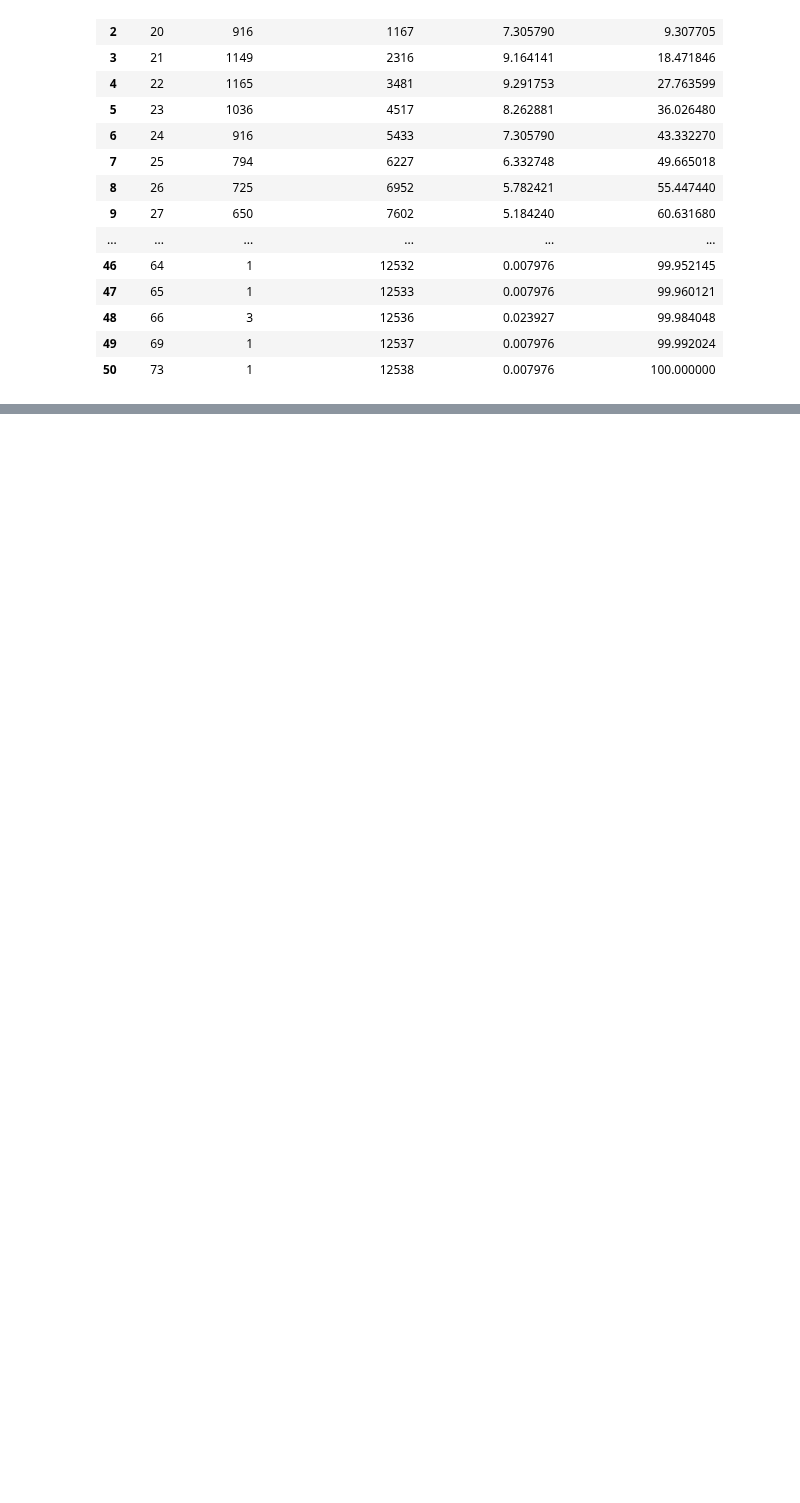
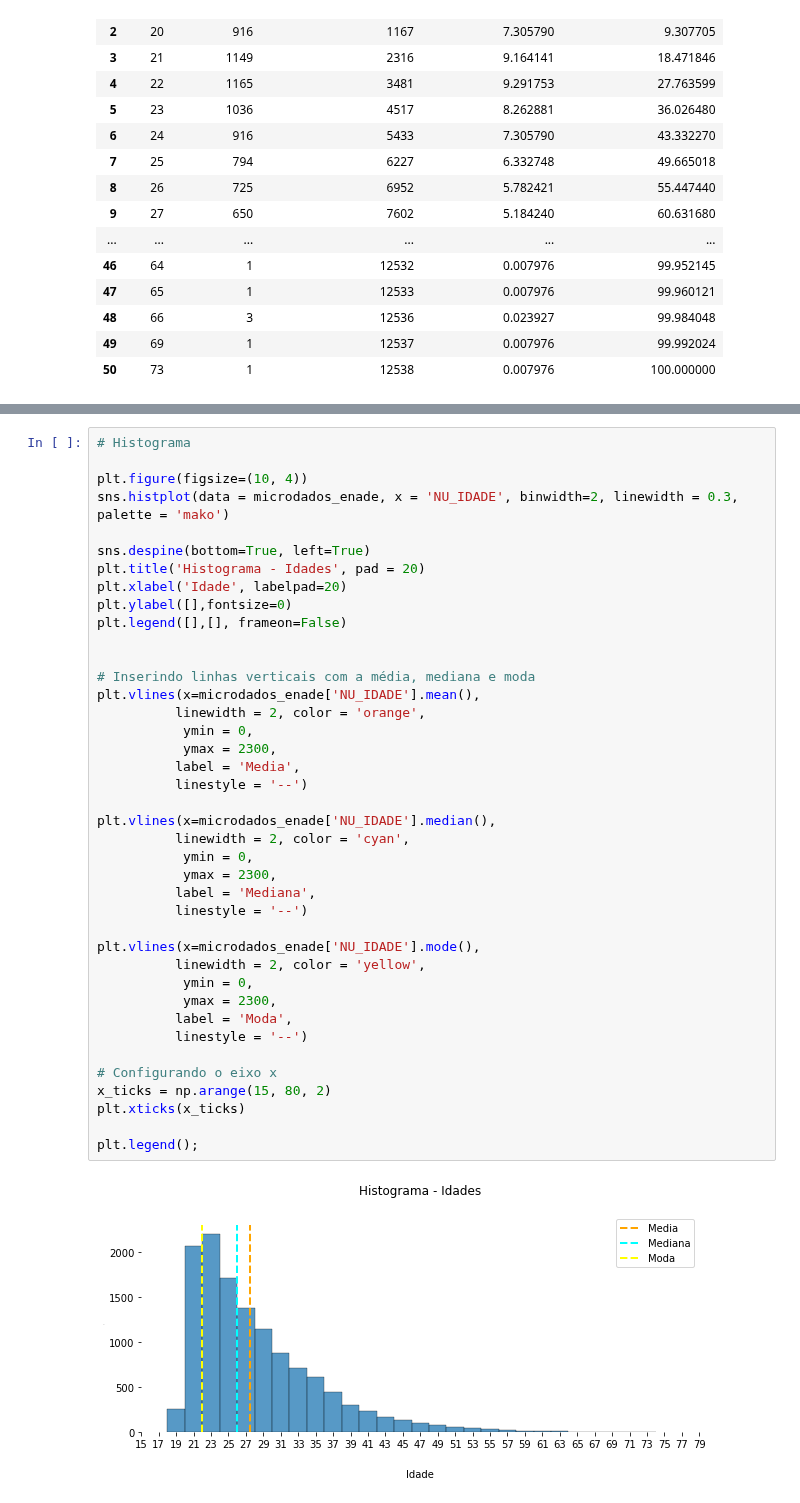
Before and after one commit to daianeklein/cursos-bootcamps, a Jupyter notebook: Projeto-INEP/Projeto-INEP.ipynb, the cells around one changed output, grey strips where cells are left out. Drawn from its saved outputs; the diff is of its cells as text; blank space fills up the shorter version.

```diff
--- a/Projeto-INEP/Projeto-INEP.ipynb
+++ b/Projeto-INEP/Projeto-INEP.ipynb
@@ -600,0 +616,42 @@ tabela_frequencias
+# %%
+# Histograma
+
+plt.figure(figsize=(10, 4))
+sns.histplot(data = microdados_enade, x = 'NU_IDADE', binwidth=2, linewidth = 0.3, palette = 'mako')
+
+sns.despine(bottom=True, left=True)
+plt.title('Histograma - Idades', pad = 20)
+plt.xlabel('Idade', labelpad=20)
+plt.ylabel([],fontsize=0)
+plt.legend([],[], frameon=False)
+
+
+# Inserindo linhas verticais com a média, mediana e moda
+plt.vlines(x=microdados_enade['NU_IDADE'].mean(),
+          linewidth = 2, color = 'orange',
+           ymin = 0,
+           ymax = 2300,
+          label = 'Media',
+          linestyle = '--')
+
+plt.vlines(x=microdados_enade['NU_IDADE'].median(),
+          linewidth = 2, color = 'cyan',
+           ymin = 0,
+           ymax = 2300,
+          label = 'Mediana',
+          linestyle = '--')
+
+plt.vlines(x=microdados_enade['NU_IDADE'].mode(),
+          linewidth = 2, color = 'yellow',
+           ymin = 0,
+           ymax = 2300,
+          label = 'Moda',
+          linestyle = '--')
+
+# Configurando o eixo x
+x_ticks = np.arange(15, 80, 2)
+plt.xticks(x_ticks)
+
+plt.legend();
+# %% [output]
+[figure, added]
```
Also changed, not shown: parts of 27 cells of this notebook.
